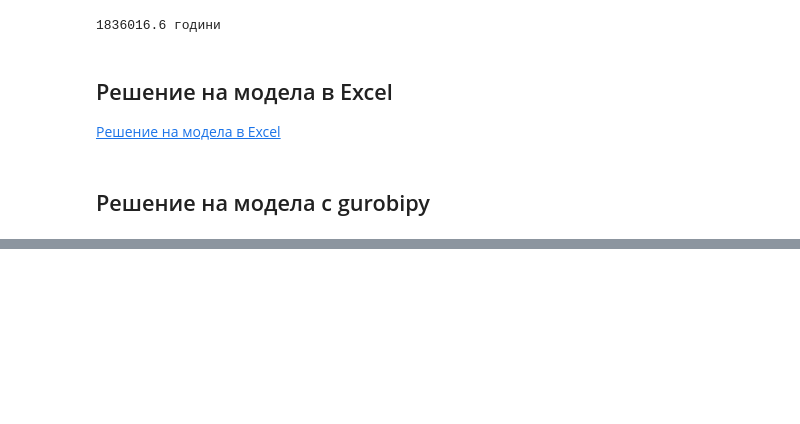
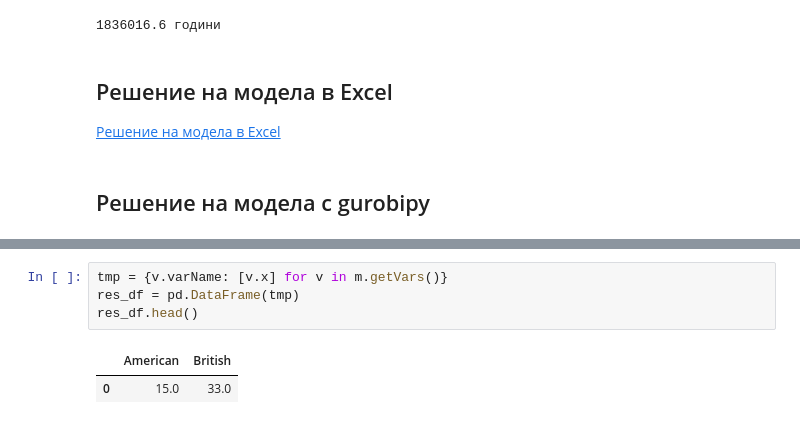
Before and after one commit to febse/opt2024, a Jupyter notebook: 02-Introduction/index.ipynb, the cells around one changed output, grey strips where cells are left out. Saved outputs shown, nothing was run; the diff lists cells and outputs as text; blank space fills up the shorter version.

```diff
--- a/02-Introduction/index.ipynb
+++ b/02-Introduction/index.ipynb
@@ -258,0 +281,7 @@ for v in m.getVars():
+# %%
+tmp = {v.varName: [v.x] for v in m.getVars()}
+res_df = pd.DataFrame(tmp)
+res_df.head()
+# %% [output]
+|  | American | British |
+| 0 | 15.0 | 33.0 |
```
Also changed, not shown: parts of 2 cells of this notebook.
